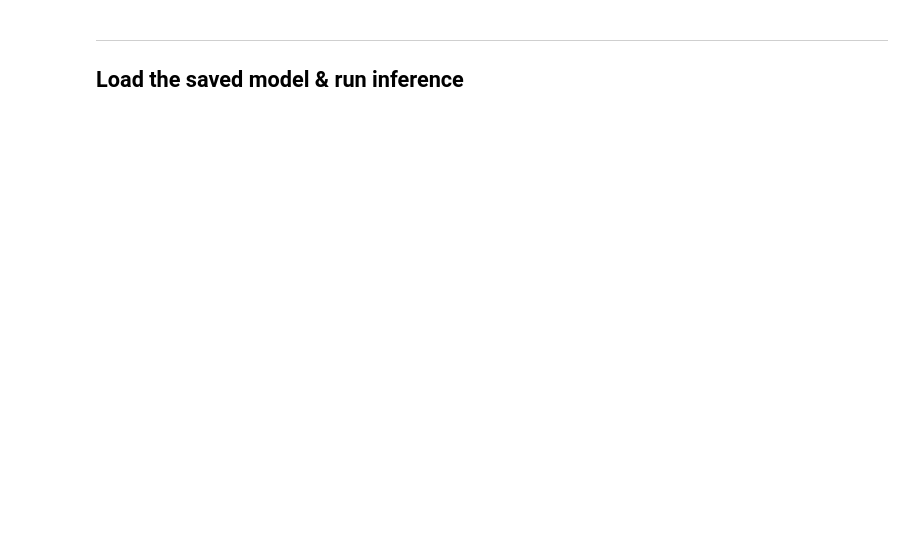
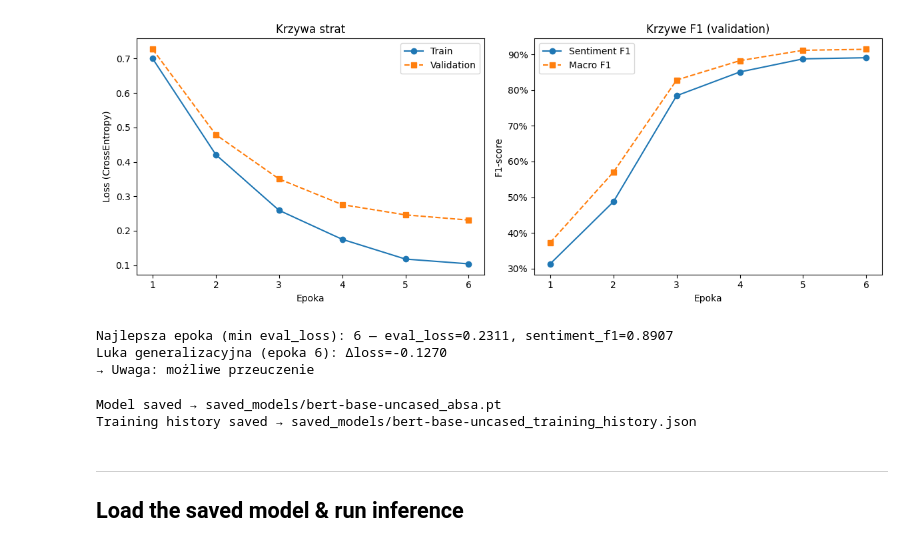
Before and after one commit to BartoszBugla/magisterka, a Jupyter notebook: _train_absa_model.ipynb, the cells around one changed output. Cells and saved outputs as stored; diff of their text form; code cells hidden in the pictures; blank space fills up the shorter version.

```diff
--- a/_train_absa_model.ipynb
+++ b/_train_absa_model.ipynb
@@ -9,13 +8,16 @@ import torch
 import pandas as pd
 from torch.utils.data import random_split
 from transformers import AutoTokenizer, set_seed
+import transformers
 
 from config.global_config import SENTIMENT_LABELS, TRAIN_ASPECTS
 from model.model import ABSAModel
-from model.prepare_dataset import ABSADatasetMultiHead
+from model.prepare_dataset import ABSADataset
 from model.train import train_model, compute_class_weights
 
-MODEL_NAME = "distilbert-base-uncased"
+transformers.logging.set_verbosity_error()
+
+MODEL_NAME = "bert-base-uncased"
 DATA_PATH = "statics/datasets/training.csv"
 SAVE_DIR = "saved_models"
 VAL_RATIO = 0.2
@@ -35,6 +51,6 @@ for aspect in TRAIN_ASPECTS:
 # %%
 tokenizer = AutoTokenizer.from_pretrained(MODEL_NAME)
-dataset = ABSADatasetMultiHead(df, tokenizer)
+dataset = ABSADataset(df, tokenizer)
 labels_np = dataset.get_labels_numpy()
 
 val_size = max(1, int(len(dataset) * VAL_RATIO))
@@ -59,4 +130,46 @@ trainer = train_model(
+# %%
+import matplotlib.pyplot as plt
+import matplotlib.ticker as mtick
+import pandas as pd
+import json
+
+h = pd.DataFrame(history)
+
+fig, (ax1, ax2) = plt.subplots(1, 2, figsize=(12, 4.5))
+
+ax1.plot(h["epoch"], h["train_loss"], "o-", label="Train")
+ax1.plot(h["epoch"], h["eval_loss"], "s--", label="Validation")
+ax1.set_xlabel("Epoka")
+ax1.set_ylabel("Loss (CrossEntropy)")
+ax1.set_title("Krzywa strat")
+ax1.legend()
+ax1.set_xticks(h["epoch"])
+
+ax2.plot(h["epoch"], h["eval_sentiment_f1"], "o-", label="Sentiment F1")
+ax2.plot(h["epoch"], h["eval_macro_f1"], "s--", label="Macro F1")
+ax2.set_xlabel("Epoka")
+ax2.set_ylabel("F1-score")
+ax2.set_title("Krzywe F1 (validation)")
+ax2.legend()
+ax2.set_xticks(h["epoch"])
+ax2.yaxis.set_major_formatter(mtick.PercentFormatter(1.0))
+
+plt.tight_layout()
+plt.show()
+
+gap_loss = h.iloc[-1]["train_loss"] - h.iloc[-1]["eval_loss"]
+best_val = h.loc[h["eval_loss"].idxmin()]
+
+print(f"Najlepsza epoka (min eval_loss): {int(best_val['epoch'])} — eval_loss={best_val['eval_loss']:.4f}, sentiment_f1={best_val['eval_sentiment_f1']:.4f}")
+print(f"Luka generalizacyjna (epoka {int(h.iloc[-1]['epoch'])}): Δloss={gap_loss:+.4f}")
+print(f"{'→ Brak oznak przeuczenia (eval_loss ≤ train_loss)' if gap_loss >= 0 else '→ Uwaga: możliwe przeuczenie'}")
+# %% [output]
+[figure, added]
+Najlepsza epoka (min eval_loss): 6 — eval_loss=0.2311, sentiment_f1=0.8907
+Luka generalizacyjna (epoka 6): Δloss=-0.1270
+→ Uwaga: możliwe przeuczenie
 # %%
+import json
 os.makedirs(SAVE_DIR, exist_ok=True)
 
 safe_name = MODEL_NAME.replace("/", "_")
@@ -70,6 +183,14 @@ torch.save(
     save_path,
 )
 print(f"Model saved → {save_path}")
+
+history_path = os.path.join(SAVE_DIR, f"{safe_name}_training_history.json")
+with open(history_path, "w") as f:
+    json.dump(history, f, indent=2)
+print(f"Training history saved → {history_path}")
+# %% [output]
+Model saved → saved_models/bert-base-uncased_absa.pt
+Training history saved → saved_models/bert-base-uncased_training_history.json
 # %% [markdown]
 ---
 ## Load the saved model & run inference
```
Also changed, not shown: parts of 8 cells of this notebook, 28 other files.
